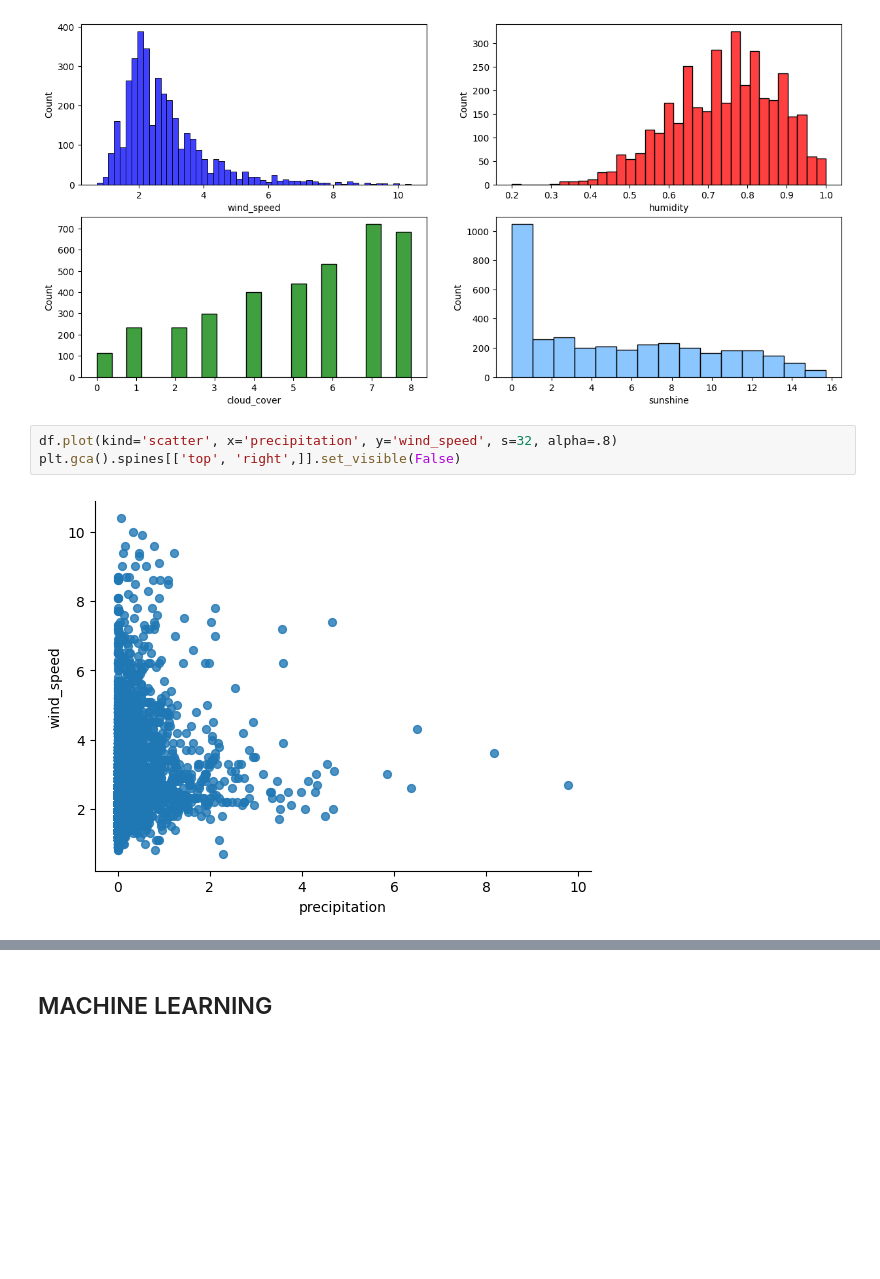
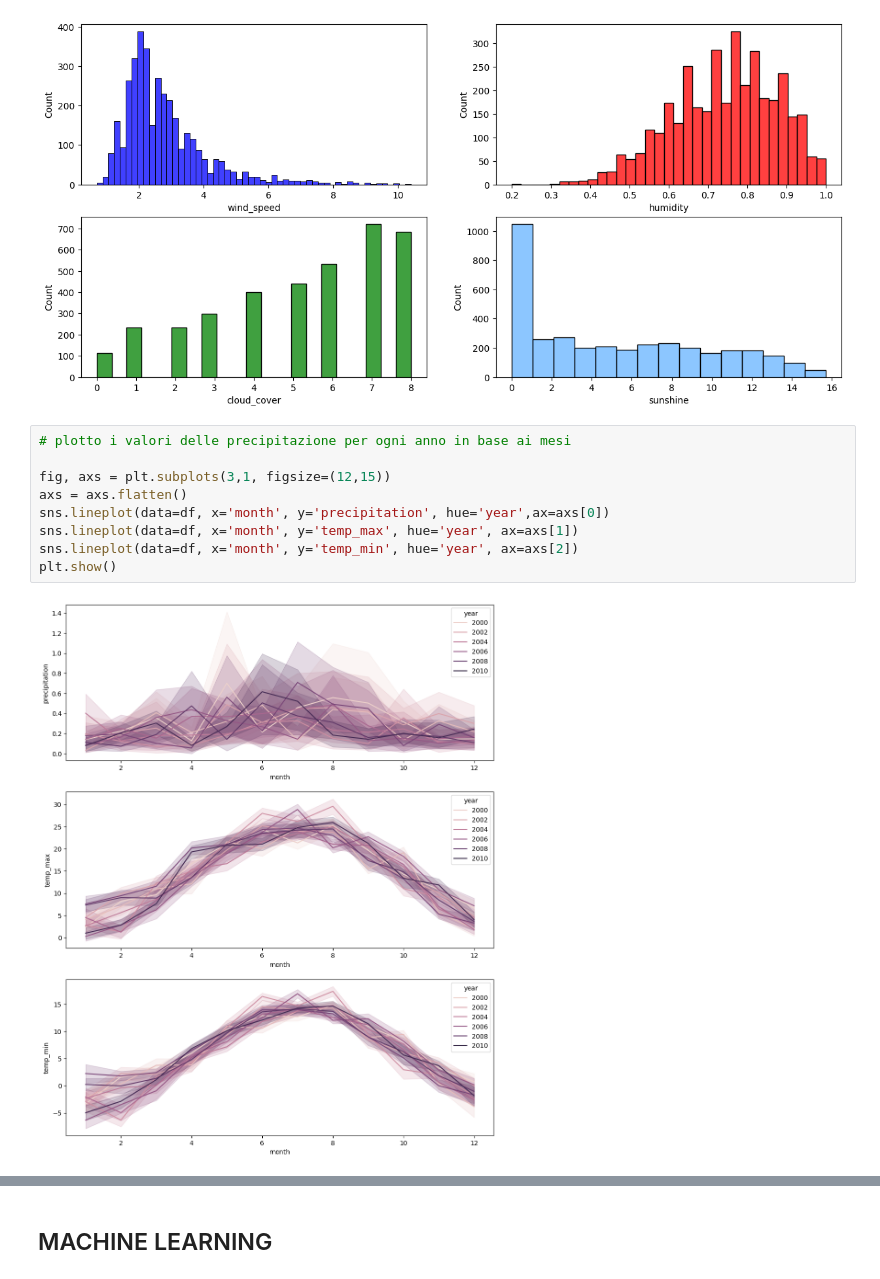
Before and after one commit to Nenne2000/MLDA_Project, a Jupyter notebook: MLDA.ipynb, the cells around one changed output, grey strips where cells are left out. Saved outputs shown, nothing was run; the diff lists cells and outputs as text; blank space fills up the shorter version.

Commit message:
data analysis

```diff
--- a/MLDA.ipynb
+++ b/MLDA.ipynb
@@ -150,8 +170,14 @@ sns.histplot(df['sunshine'],color='#66b3ff',ax=axs[3])
 plt.show()
 # %% [output]
 [figure]
-# %%
-df.plot(kind='scatter', x='precipitation', y='wind_speed', s=32, alpha=.8)
-plt.gca().spines[['top', 'right',]].set_visible(False)
-# %% [output]
-[figure, removed]
+# %%
+# plotto i valori delle precipitazione per ogni anno in base ai mesi
+
+fig, axs = plt.subplots(3,1, figsize=(12,15))
+axs = axs.flatten()
+sns.lineplot(data=df, x='month', y='precipitation', hue='year',ax=axs[0])
+sns.lineplot(data=df, x='month', y='temp_max', hue='year', ax=axs[1])
+sns.lineplot(data=df, x='month', y='temp_min', hue='year', ax=axs[2])
+plt.show()
+# %% [output]
+[figure, added]
```
Also changed, not shown: parts of 11 cells of this notebook, 1 other file.
